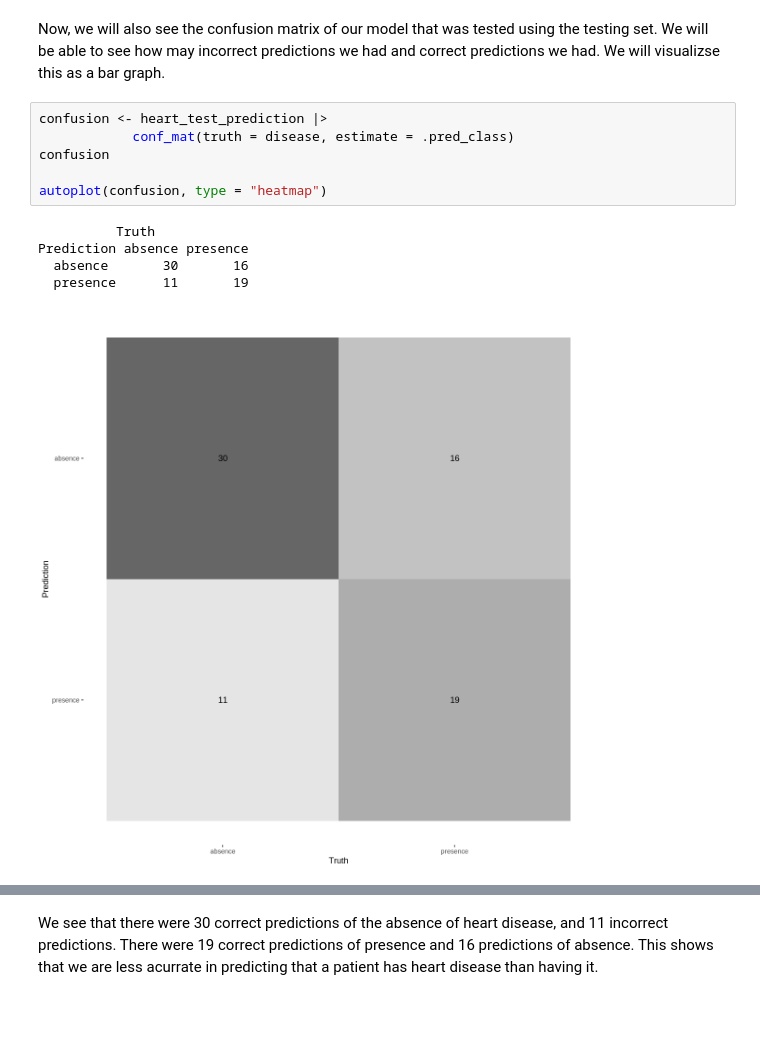
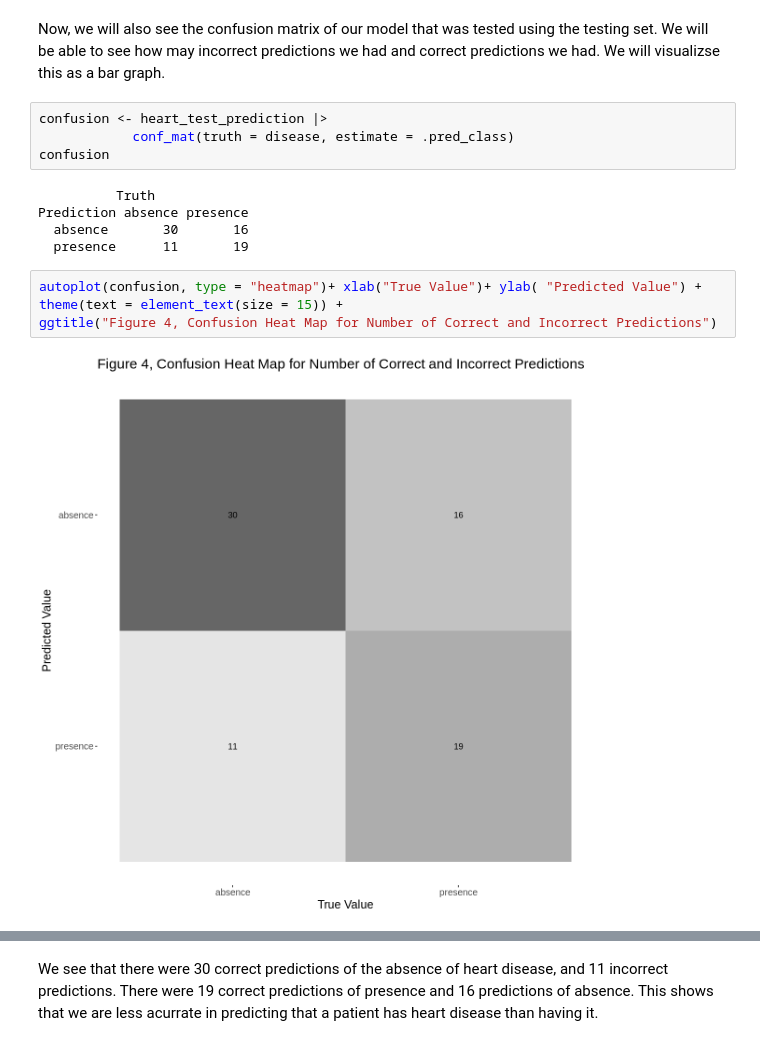
Before and after one commit to mariimako/DSCIPROJECT, a Jupyter notebook: project_report.ipynb, the cells around one changed output, grey strips where cells are left out. Drawn from its saved outputs; the diff is of its cells as text; blank space fills up the shorter version.

Commit message:
visual attempt

```diff
--- a/project_report.ipynb
+++ b/project_report.ipynb
@@ -308,11 +308,14 @@ Now, we will also see the confusion matrix of our model that was tested using th
 confusion <- heart_test_prediction |>
             conf_mat(truth = disease, estimate = .pred_class)
 confusion
-
-autoplot(confusion, type = "heatmap")
 # %% [output]
           Truth
 Prediction absence presence
   absence       30       16
   presence      11       19
-[figure, removed]
+# %%
+autoplot(confusion, type = "heatmap")+ xlab("True Value")+ ylab( "Predicted Value") +
+theme(text = element_text(size = 15)) +
+ggtitle("Figure 4, Confusion Heat Map for Number of Correct and Incorrect Predictions")
+# %% [output]
+[figure, added]
```
Also changed, not shown: parts of 1 cell of this notebook.
